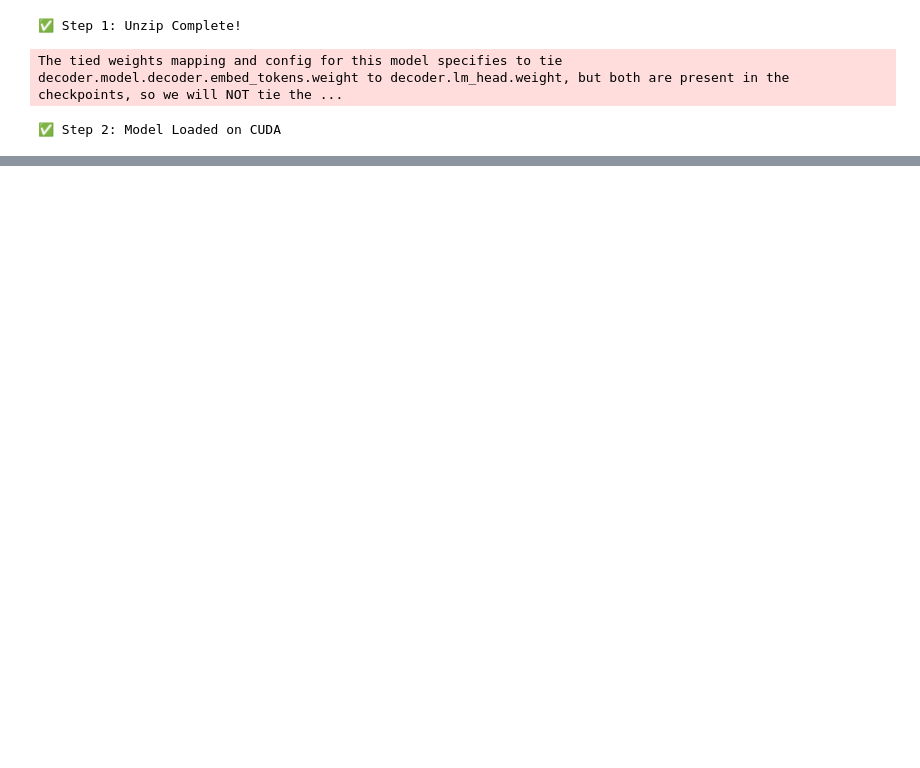
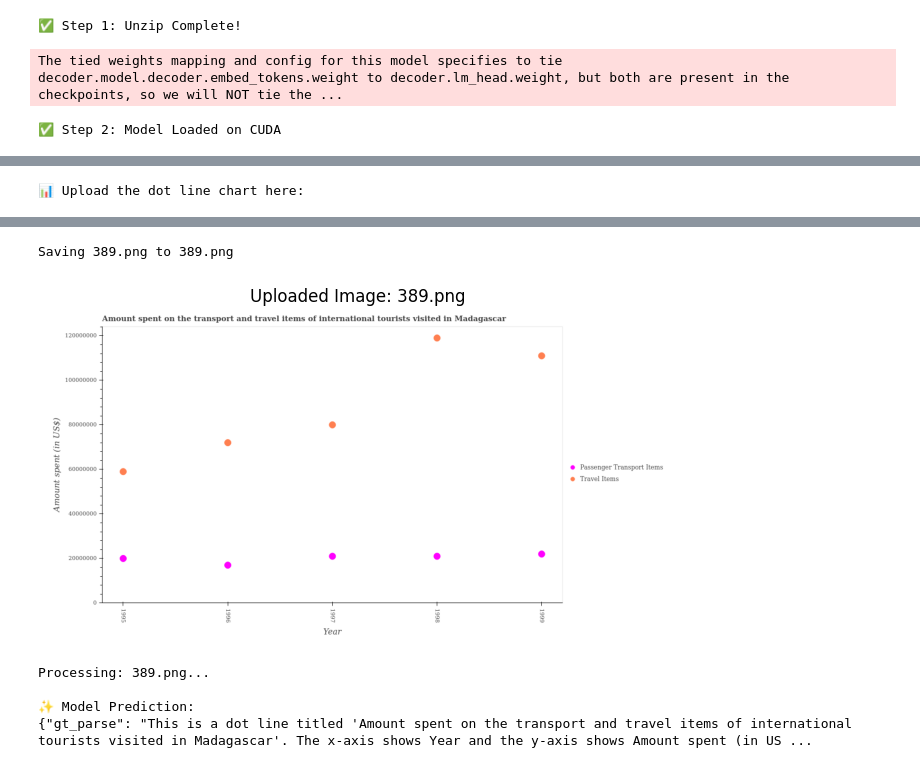
Before and after one commit to AkshatChauhan7/Spectra_1, a Jupyter notebook: notebooks/STEM_Sight_Dot_Line.ipynb, the cells around one changed output, grey strips where cells are left out. Saved outputs shown, nothing was run; the diff lists cells and outputs as text; code cells hidden in the pictures; blank space fills up the shorter version.

```diff
--- a/notebooks/STEM_Sight_Dot_Line.ipynb
+++ b/notebooks/STEM_Sight_Dot_Line.ipynb
@@ -25,0 +450,41 @@ The tied weights mapping and config for this model specifies to tie decoder.mode
+# %%
+from google.colab import files
+from PIL import Image
+import torch
+import io
+import matplotlib.pyplot as plt
+
+print("📊 Upload the dot line chart here:")
+uploaded = files.upload()
+
+for filename in uploaded.keys():
+    image_data = uploaded[filename]
+    image = Image.open(io.BytesIO(image_data)).convert("RGB")
+
+    plt.figure(figsize=(8, 5))
+    plt.imshow(image)
+    plt.axis('off')
+    plt.title(f"Uploaded Image: {filename}")
+    plt.show()
+
+    pixel_values = processor(image, return_tensors="pt").pixel_values
+    pixel_values = pixel_values.to(device)
+
+    print(f"Processing: {filename}...")
+
+    with torch.no_grad():
+        outputs = model.generate(
+            pixel_values,
+            max_length=768,
+            early_stopping=True,
+            pad_token_id=processor.tokenizer.pad_token_id,
+            eos_token_id=processor.tokenizer.eos_token_id,
+            use_cache=True,
+        )
+
+    prediction = processor.tokenizer.batch_decode(outputs, skip_special_tokens=True)[0]
+
+    print("\n✨ Model Prediction:")
+    print(prediction)
+# %% [output]
+📊 Upload the dot line chart here:
@@ -25,0 +492,6 @@ The tied weights mapping and config for this model specifies to tie decoder.mode
+Saving 389.png to 389.png
+[figure, added]
+Processing: 389.png...
+
+✨ Model Prediction:
+{"gt_parse": "This is a dot line titled 'Amount spent on the transport and travel items of international tourists visited in Madagascar'. The x-axis shows Year and the y-axis shows Amount spent (in US ...
```
Also changed, not shown: parts of 16 cells of this notebook.
